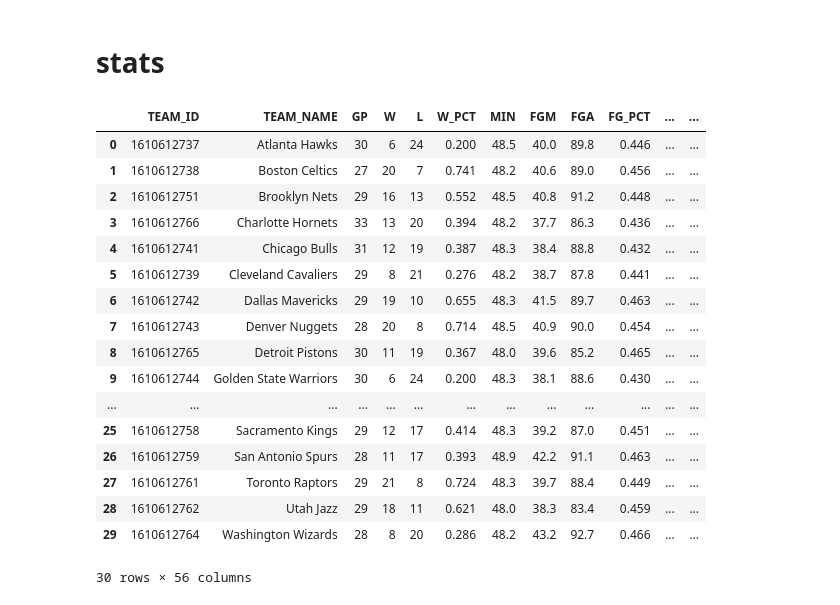
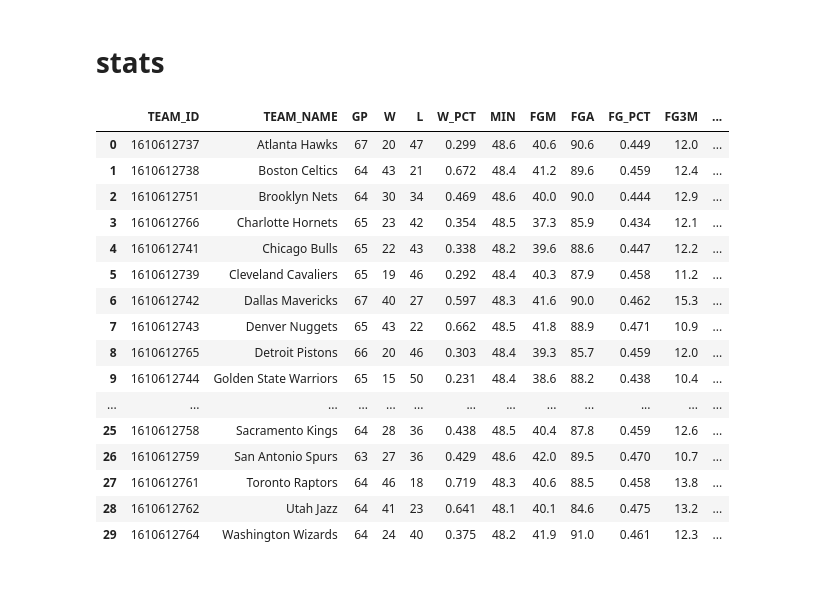
Before and after one commit to jtpavlock/nbapy, a Jupyter notebook: docs/examples/league/TeamStats.ipynb, the cells around one changed output. Cells and saved outputs as stored; diff of their text form; code cells hidden in the pictures.

Commit message:
docs(examples): correct usage in examples
We don't need to wrap function calls with pd.Dataframe()

```diff
--- a/docs/examples/league/TeamStats.ipynb
+++ b/docs/examples/league/TeamStats.ipynb
@@ -1,26 +1,26 @@
 # %%
 from nbapy import league
 import pandas as pd
+pd.set_option('max_columns', None)
 # %% [markdown]
 # stats
-# %%
-pd.DataFrame(league.TeamStats().stats())
-# %% [output]
-|  | TEAM_ID | TEAM_NAME | GP | W | L | W_PCT | MIN | FGM | FGA | FG_PCT | ... | ... |
-| 0 | 1610612737 | Atlanta Hawks | 30 | 6 | 24 | 0.200 | 48.5 | 40.0 | 89.8 | 0.446 | ... | ... |
-| 1 | 1610612738 | Boston Celtics | 27 | 20 | 7 | 0.741 | 48.2 | 40.6 | 89.0 | 0.456 | ... | ... |
-| 2 | 1610612751 | Brooklyn Nets | 29 | 16 | 13 | 0.552 | 48.5 | 40.8 | 91.2 | 0.448 | ... | ... |
-| 3 | 1610612766 | Charlotte Hornets | 33 | 13 | 20 | 0.394 | 48.2 | 37.7 | 86.3 | 0.436 | ... | ... |
-| 4 | 1610612741 | Chicago Bulls | 31 | 12 | 19 | 0.387 | 48.3 | 38.4 | 88.8 | 0.432 | ... | ... |
-| 5 | 1610612739 | Cleveland Cavaliers | 29 | 8 | 21 | 0.276 | 48.2 | 38.7 | 87.8 | 0.441 | ... | ... |
-| 6 | 1610612742 | Dallas Mavericks | 29 | 19 | 10 | 0.655 | 48.3 | 41.5 | 89.7 | 0.463 | ... | ... |
-| 7 | 1610612743 | Denver Nuggets | 28 | 20 | 8 | 0.714 | 48.5 | 40.9 | 90.0 | 0.454 | ... | ... |
-| 8 | 1610612765 | Detroit Pistons | 30 | 11 | 19 | 0.367 | 48.0 | 39.6 | 85.2 | 0.465 | ... | ... |
-| 9 | 1610612744 | Golden State Warriors | 30 | 6 | 24 | 0.200 | 48.3 | 38.1 | 88.6 | 0.430 | ... | ... |
-| ... | ... | ... | ... | ... | ... | ... | ... | ... | ... | ... | ... | ... |
-| 25 | 1610612758 | Sacramento Kings | 29 | 12 | 17 | 0.414 | 48.3 | 39.2 | 87.0 | 0.451 | ... | ... |
-| 26 | 1610612759 | San Antonio Spurs | 28 | 11 | 17 | 0.393 | 48.9 | 42.2 | 91.1 | 0.463 | ... | ... |
-| 27 | 1610612761 | Toronto Raptors | 29 | 21 | 8 | 0.724 | 48.3 | 39.7 | 88.4 | 0.449 | ... | ... |
-| 28 | 1610612762 | Utah Jazz | 29 | 18 | 11 | 0.621 | 48.0 | 38.3 | 83.4 | 0.459 | ... | ... |
-| 29 | 1610612764 | Washington Wizards | 28 | 8 | 20 | 0.286 | 48.2 | 43.2 | 92.7 | 0.466 | ... | ... |
-30 rows × 56 columns
+# %%
+league.TeamStats(season='2019-20').stats()
+# %% [output]
+|  | TEAM_ID | TEAM_NAME | GP | W | L | W_PCT | MIN | FGM | FGA | FG_PCT | FG3M | ... |
+| 0 | 1610612737 | Atlanta Hawks | 67 | 20 | 47 | 0.299 | 48.6 | 40.6 | 90.6 | 0.449 | 12.0 | ... |
+| 1 | 1610612738 | Boston Celtics | 64 | 43 | 21 | 0.672 | 48.4 | 41.2 | 89.6 | 0.459 | 12.4 | ... |
+| 2 | 1610612751 | Brooklyn Nets | 64 | 30 | 34 | 0.469 | 48.6 | 40.0 | 90.0 | 0.444 | 12.9 | ... |
+| 3 | 1610612766 | Charlotte Hornets | 65 | 23 | 42 | 0.354 | 48.5 | 37.3 | 85.9 | 0.434 | 12.1 | ... |
+| 4 | 1610612741 | Chicago Bulls | 65 | 22 | 43 | 0.338 | 48.2 | 39.6 | 88.6 | 0.447 | 12.2 | ... |
+| 5 | 1610612739 | Cleveland Cavaliers | 65 | 19 | 46 | 0.292 | 48.4 | 40.3 | 87.9 | 0.458 | 11.2 | ... |
+| 6 | 1610612742 | Dallas Mavericks | 67 | 40 | 27 | 0.597 | 48.3 | 41.6 | 90.0 | 0.462 | 15.3 | ... |
+| 7 | 1610612743 | Denver Nuggets | 65 | 43 | 22 | 0.662 | 48.5 | 41.8 | 88.9 | 0.471 | 10.9 | ... |
+| 8 | 1610612765 | Detroit Pistons | 66 | 20 | 46 | 0.303 | 48.4 | 39.3 | 85.7 | 0.459 | 12.0 | ... |
+| 9 | 1610612744 | Golden State Warriors | 65 | 15 | 50 | 0.231 | 48.4 | 38.6 | 88.2 | 0.438 | 10.4 | ... |
+| ... | ... | ... | ... | ... | ... | ... | ... | ... | ... | ... | ... | ... |
+| 25 | 1610612758 | Sacramento Kings | 64 | 28 | 36 | 0.438 | 48.5 | 40.4 | 87.8 | 0.459 | 12.6 | ... |
+| 26 | 1610612759 | San Antonio Spurs | 63 | 27 | 36 | 0.429 | 48.6 | 42.0 | 89.5 | 0.470 | 10.7 | ... |
+| 27 | 1610612761 | Toronto Raptors | 64 | 46 | 18 | 0.719 | 48.3 | 40.6 | 88.5 | 0.458 | 13.8 | ... |
+| 28 | 1610612762 | Utah Jazz | 64 | 41 | 23 | 0.641 | 48.1 | 40.1 | 84.6 | 0.475 | 13.2 | ... |
+| 29 | 1610612764 | Washington Wizards | 64 | 24 | 40 | 0.375 | 48.2 | 41.9 | 91.0 | 0.461 | 12.3 | ... |
```
Also changed, not shown: 19 other files.
